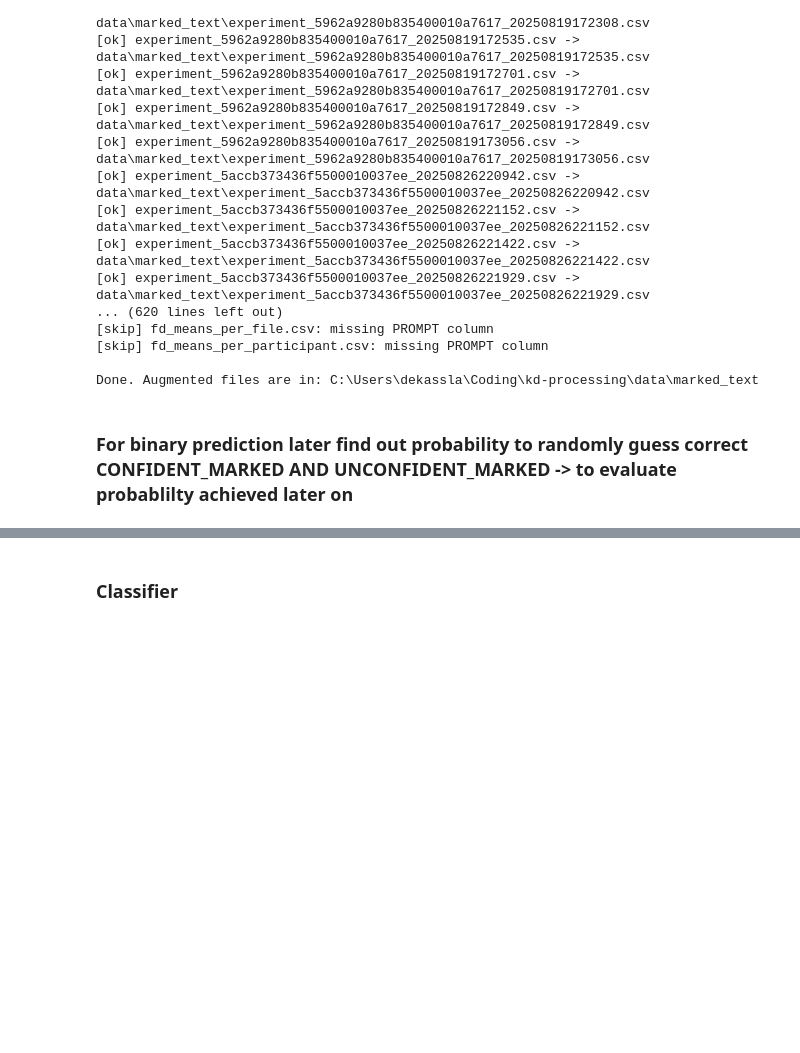
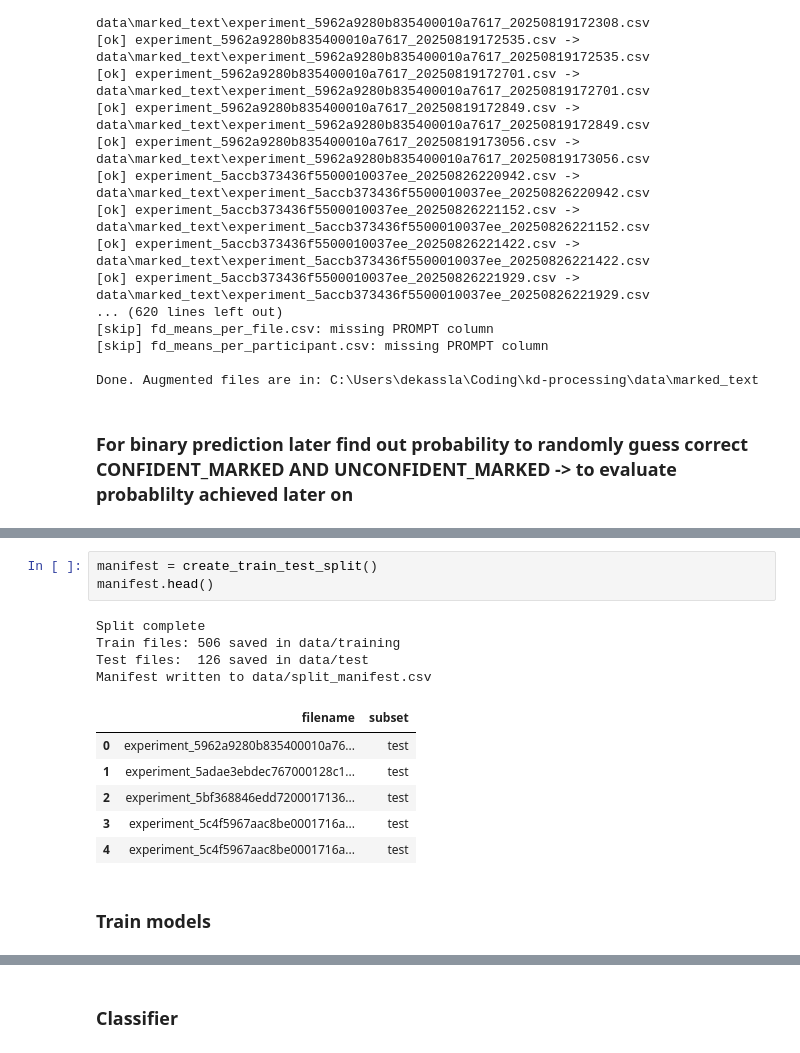
Before and after one commit to lacekaa/kd-processing, a Jupyter notebook: overview.ipynb, the cells around one changed output, grey strips where cells are left out. Drawn from its saved outputs; the diff is of its cells as text; blank space fills up the shorter version.

```diff
--- a/overview.ipynb
+++ b/overview.ipynb
@@ -3204,0 +3236,16 @@ BOTH_MARKED:       0.71%        (n=903)
+# %%
+manifest = create_train_test_split()
+manifest.head()
+# %% [output]
+Split complete
+Train files: 506 saved in data/training
+Test files:  126 saved in data/test
+Manifest written to data/split_manifest.csv
+|  | filename | subset |
+| 0 | experiment_5962a9280b835400010a76... | test |
+| 1 | experiment_5adae3ebdec767000128c1... | test |
+| 2 | experiment_5bf368846edd7200017136... | test |
+| 3 | experiment_5c4f5967aac8be0001716a... | test |
+| 4 | experiment_5c4f5967aac8be0001716a... | test |
+# %% [markdown]
+### Train models
```
Also changed, not shown: parts of 25 cells of this notebook.
